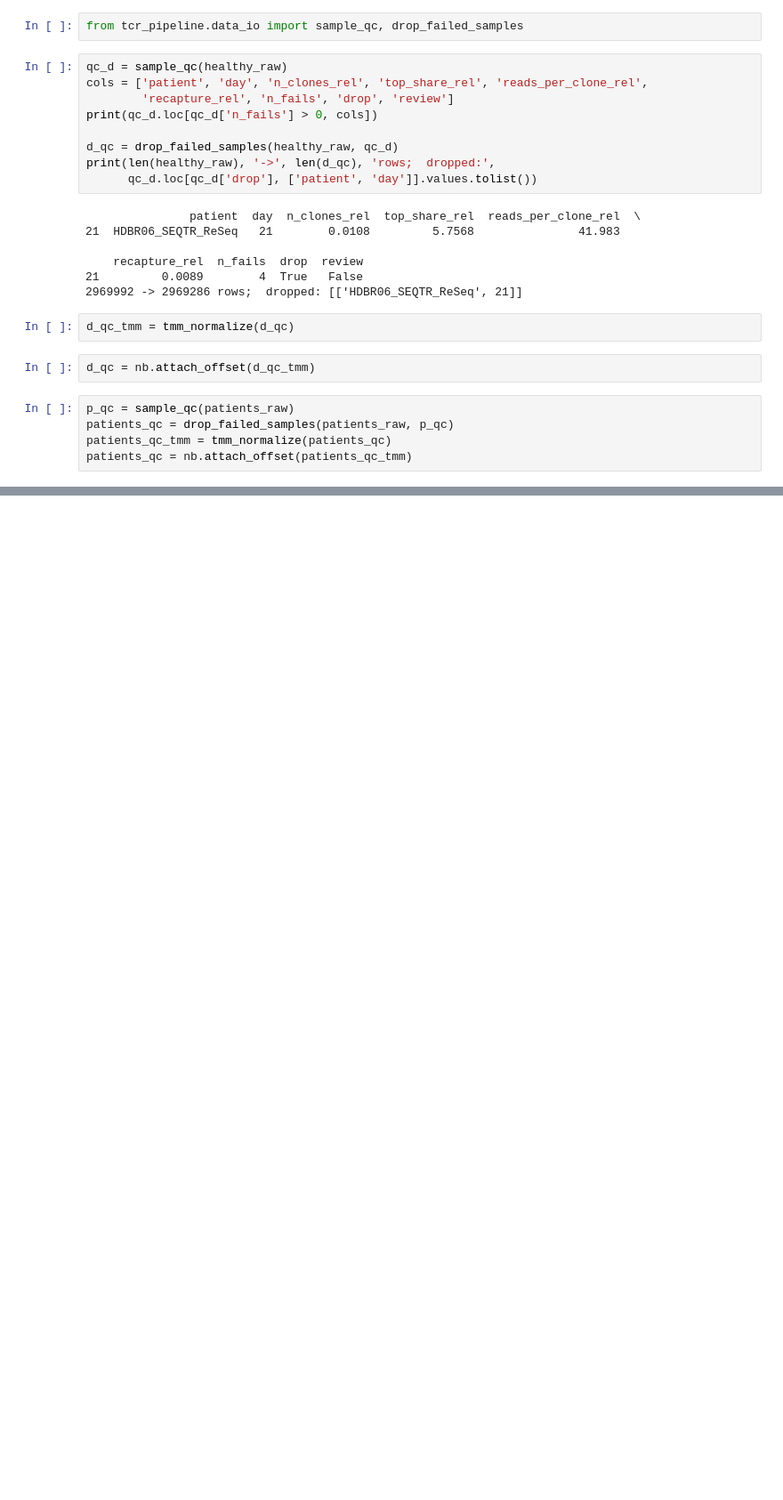
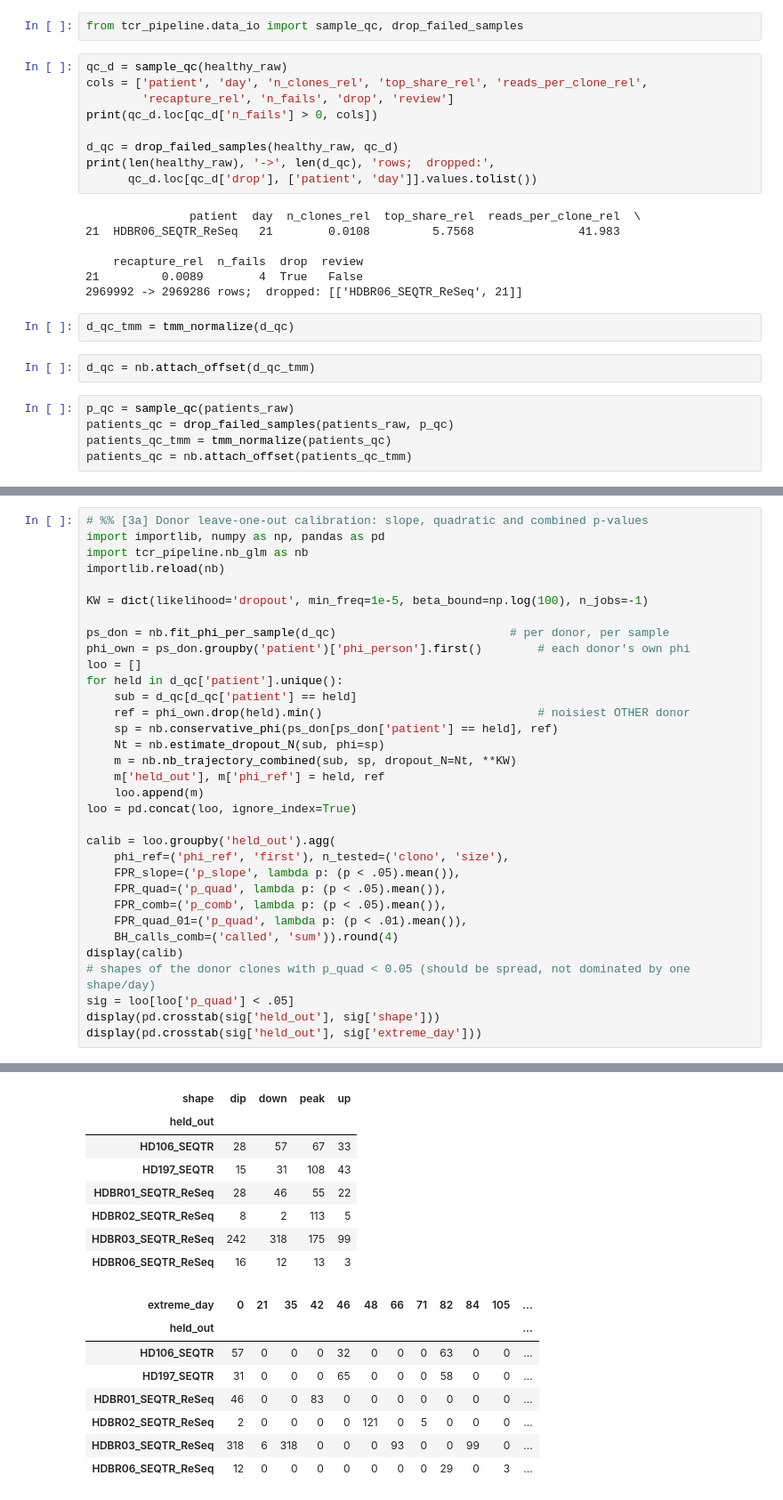
Before and after one commit to leogabcz/VHIO-colab, a Jupyter notebook: notebooks/NB_v2.ipynb, the cells around one changed output, grey strips where cells are left out. Shown at 89% size. Saved outputs shown, nothing was run; the diff lists cells and outputs as text; blank space fills up the shorter version.

```diff
--- a/notebooks/NB_v2.ipynb
+++ b/notebooks/NB_v2.ipynb
@@ -314,0 +116,34 @@ BR052        3693         7      5        2         8     7        69         0.
+# %%
+# %% [3a] Donor leave-one-out calibration: slope, quadratic and combined p-values
+import importlib, numpy as np, pandas as pd
+import tcr_pipeline.nb_glm as nb
+importlib.reload(nb)
+
+KW = dict(likelihood='dropout', min_freq=1e-5, beta_bound=np.log(100), n_jobs=-1)
+
+ps_don = nb.fit_phi_per_sample(d_qc)                         # per donor, per sample
+phi_own = ps_don.groupby('patient')['phi_person'].first()        # each donor's own phi
+loo = []
+for held in d_qc['patient'].unique():
+    sub = d_qc[d_qc['patient'] == held]
+    ref = phi_own.drop(held).min()                               # noisiest OTHER donor
+    sp = nb.conservative_phi(ps_don[ps_don['patient'] == held], ref)
+    Nt = nb.estimate_dropout_N(sub, phi=sp)
+    m = nb.nb_trajectory_combined(sub, sp, dropout_N=Nt, **KW)
+    m['held_out'], m['phi_ref'] = held, ref
+    loo.append(m)
+loo = pd.concat(loo, ignore_index=True)
+
+calib = loo.groupby('held_out').agg(
+    phi_ref=('phi_ref', 'first'), n_tested=('clono', 'size'),
+    FPR_slope=('p_slope', lambda p: (p < .05).mean()),
+    FPR_quad=('p_quad', lambda p: (p < .05).mean()),
+    FPR_comb=('p_comb', lambda p: (p < .05).mean()),
+    FPR_quad_01=('p_quad', lambda p: (p < .01).mean()),
+    BH_calls_comb=('called', 'sum')).round(4)
+display(calib)
+# shapes of the donor clones with p_quad < 0.05 (should be spread, not dominated by one shape/day)
+sig = loo[loo['p_quad'] < .05]
+display(pd.crosstab(sig['held_out'], sig['shape']))
+display(pd.crosstab(sig['held_out'], sig['extreme_day']))
+# %% [output]
@@ -314,0 +158,16 @@ BR052        3693         7      5        2         8     7        69         0.
+| shape | dip | down | peak | up |
+| held_out |  |  |  |  |
+| HD106_SEQTR | 28 | 57 | 67 | 33 |
+| HD197_SEQTR | 15 | 31 | 108 | 43 |
+| HDBR01_SEQTR_ReSeq | 28 | 46 | 55 | 22 |
+| HDBR02_SEQTR_ReSeq | 8 | 2 | 113 | 5 |
+| HDBR03_SEQTR_ReSeq | 242 | 318 | 175 | 99 |
+| HDBR06_SEQTR_ReSeq | 16 | 12 | 13 | 3 |
+| extreme_day | 0 | 21 | 35 | 42 | 46 | 48 | 66 | 71 | 82 | 84 | 105 | ... |
+| held_out |  |  |  |  |  |  |  |  |  |  |  | ... |
+| HD106_SEQTR | 57 | 0 | 0 | 0 | 32 | 0 | 0 | 0 | 63 | 0 | 0 | ... |
+| HD197_SEQTR | 31 | 0 | 0 | 0 | 65 | 0 | 0 | 0 | 58 | 0 | 0 | ... |
+| HDBR01_SEQTR_ReSeq | 46 | 0 | 0 | 83 | 0 | 0 | 0 | 0 | 0 | 0 | 0 | ... |
+| HDBR02_SEQTR_ReSeq | 2 | 0 | 0 | 0 | 0 | 121 | 0 | 5 | 0 | 0 | 0 | ... |
+| HDBR03_SEQTR_ReSeq | 318 | 6 | 318 | 0 | 0 | 0 | 93 | 0 | 0 | 99 | 0 | ... |
+| HDBR06_SEQTR_ReSeq | 12 | 0 | 0 | 0 | 0 | 0 | 0 | 0 | 29 | 0 | 3 | ... |
```
Also changed, not shown: parts of 9 cells of this notebook, 2 other files.
